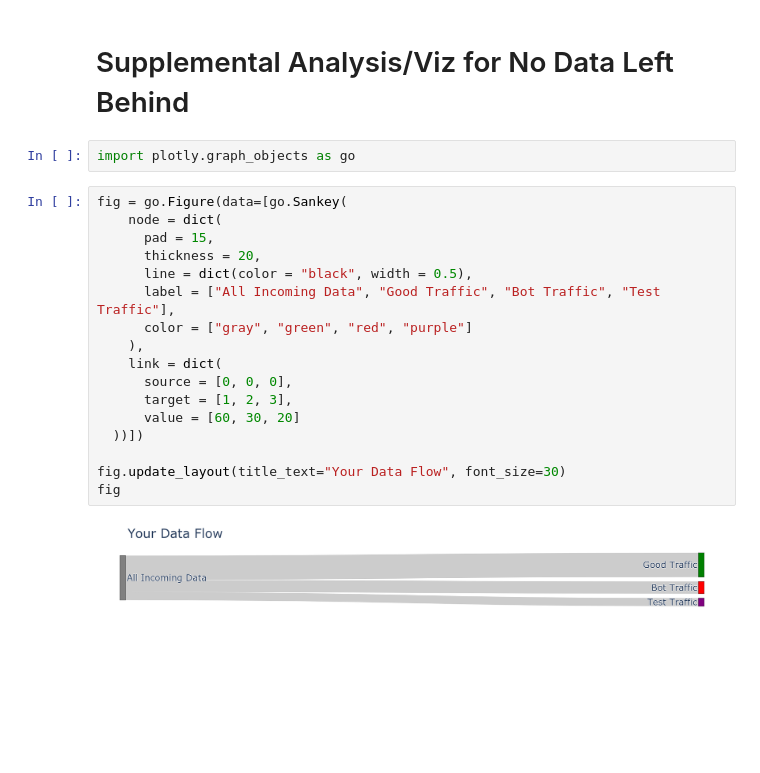
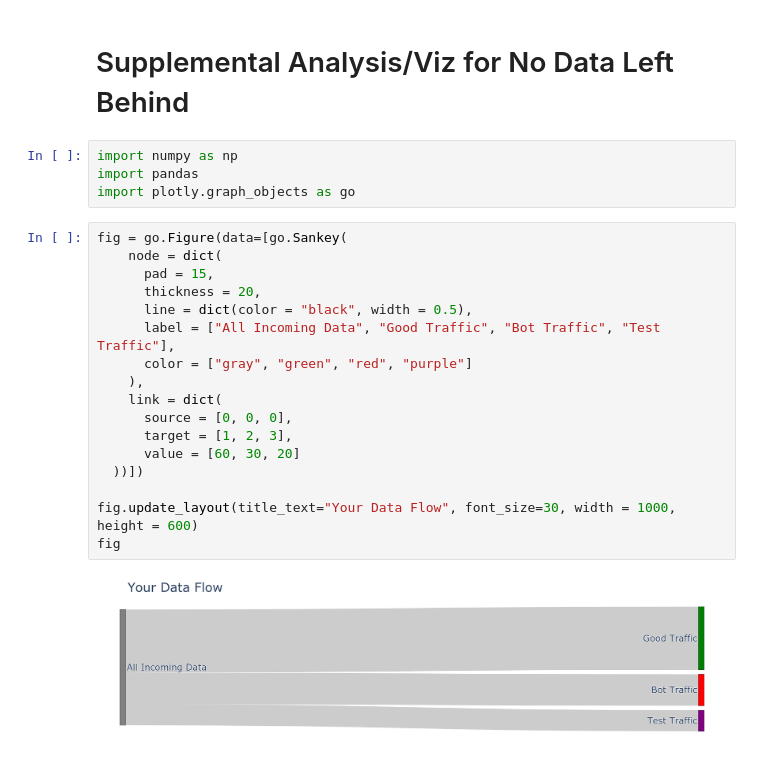
Before and after one commit to pauldria/myraff, a Jupyter notebook: whitepapers/no-data-left-behind.ipynb, the cells around one changed output. Drawn from its saved outputs; the diff is of its cells as text; blank space fills up the shorter version.

```diff
--- a/whitepapers/no-data-left-behind.ipynb
+++ b/whitepapers/no-data-left-behind.ipynb
@@ -1,23 +1,25 @@
 # %% [markdown]
 # Supplemental Analysis/Viz for No Data Left Behind
 # %%
+import numpy as np
+import pandas
 import plotly.graph_objects as go
 # %%
 fig = go.Figure(data=[go.Sankey(
     node = dict(
       pad = 15,
       thickness = 20,
       line = dict(color = "black", width = 0.5),
       label = ["All Incoming Data", "Good Traffic", "Bot Traffic", "Test Traffic"],
       color = ["gray", "green", "red", "purple"]
     ),
     link = dict(
       source = [0, 0, 0],
       target = [1, 2, 3],
       value = [60, 30, 20]
   ))])
 
-fig.update_layout(title_text="Your Data Flow", font_size=30)
+fig.update_layout(title_text="Your Data Flow", font_size=30, width = 1000, height = 600)
 fig
 # %% [output]
-[figure, old version]
+[figure, new version]
```
Also changed, not shown: parts of 2 cells of this notebook, 3 other files.
